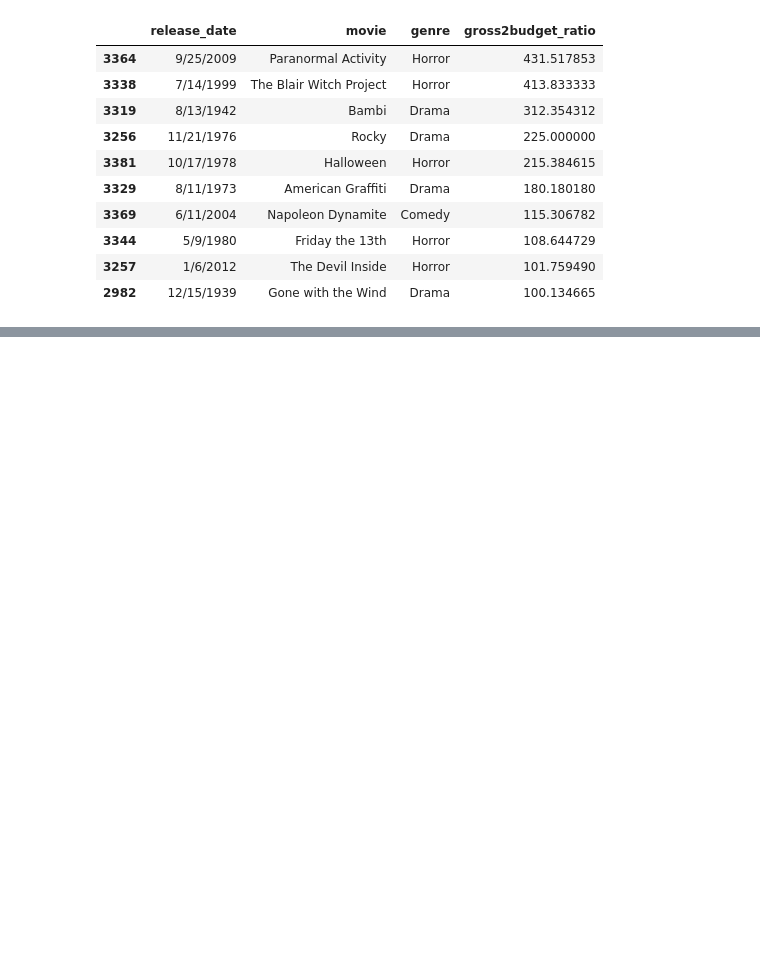
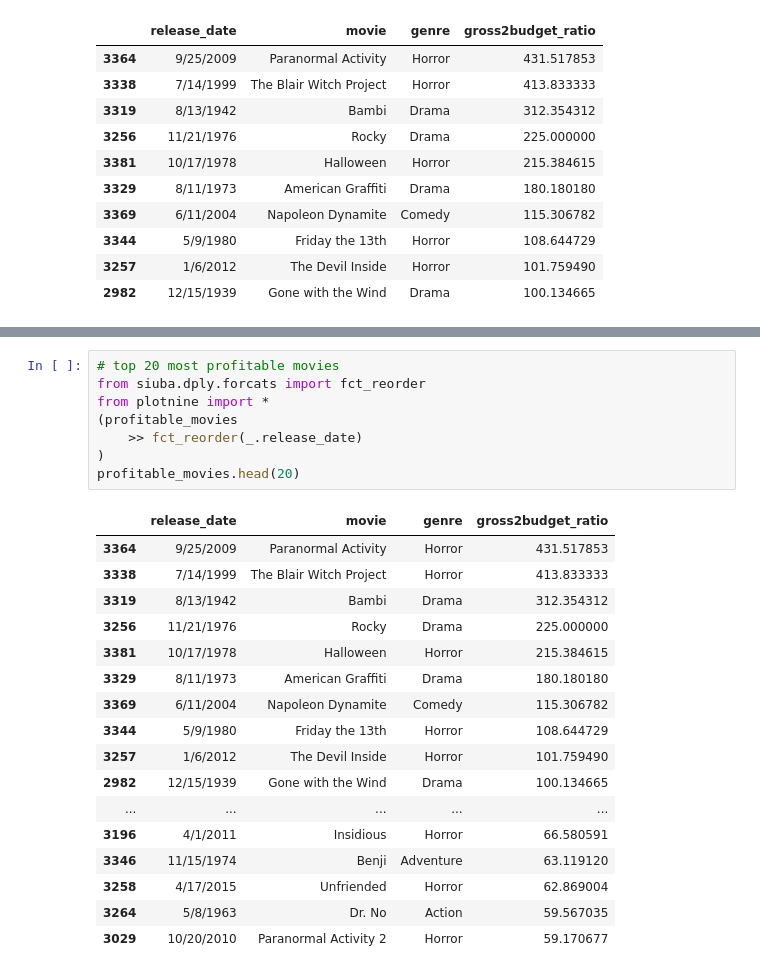
Before and after one commit to aghatpande/my_TidyTuesday, a Jupyter notebook: horror_movie_profits.ipynb, the cells around one changed output, grey strips where cells are left out. Saved outputs shown, nothing was run; the diff lists cells and outputs as text; blank space fills up the shorter version.

```diff
--- a/horror_movie_profits.ipynb
+++ b/horror_movie_profits.ipynb
@@ -54,0 +60,26 @@ from plotnine import *
+# %%
+# top 20 most profitable movies
+from siuba.dply.forcats import fct_reorder
+from plotnine import *
+(profitable_movies
+    >> fct_reorder(_.release_date)
+)
+profitable_movies.head(20)
+# %% [output]
+|  | release_date | movie | genre | gross2budget_ratio |
+| 3364 | 9/25/2009 | Paranormal Activity | Horror | 431.517853 |
+| 3338 | 7/14/1999 | The Blair Witch Project | Horror | 413.833333 |
+| 3319 | 8/13/1942 | Bambi | Drama | 312.354312 |
+| 3256 | 11/21/1976 | Rocky | Drama | 225.000000 |
+| 3381 | 10/17/1978 | Halloween | Horror | 215.384615 |
+| 3329 | 8/11/1973 | American Graffiti | Drama | 180.180180 |
+| 3369 | 6/11/2004 | Napoleon Dynamite | Comedy | 115.306782 |
+| 3344 | 5/9/1980 | Friday the 13th | Horror | 108.644729 |
+| 3257 | 1/6/2012 | The Devil Inside | Horror | 101.759490 |
+| 2982 | 12/15/1939 | Gone with the Wind | Drama | 100.134665 |
+| ... | ... | ... | ... | ... |
+| 3196 | 4/1/2011 | Insidious | Horror | 66.580591 |
+| 3346 | 11/15/1974 | Benji | Adventure | 63.119120 |
+| 3258 | 4/17/2015 | Unfriended | Horror | 62.869004 |
+| 3264 | 5/8/1963 | Dr. No | Action | 59.567035 |
+| 3029 | 10/20/2010 | Paranormal Activity 2 | Horror | 59.170677 |
```
Also changed, not shown: parts of 2 cells of this notebook, 2 other files.
